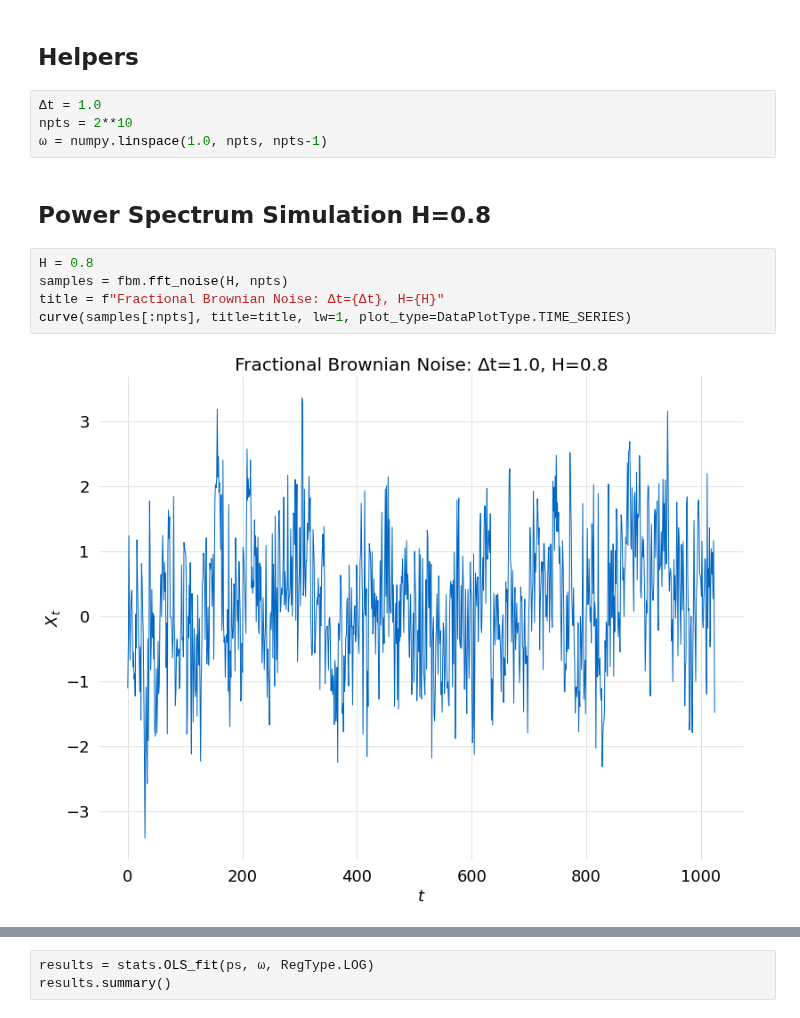
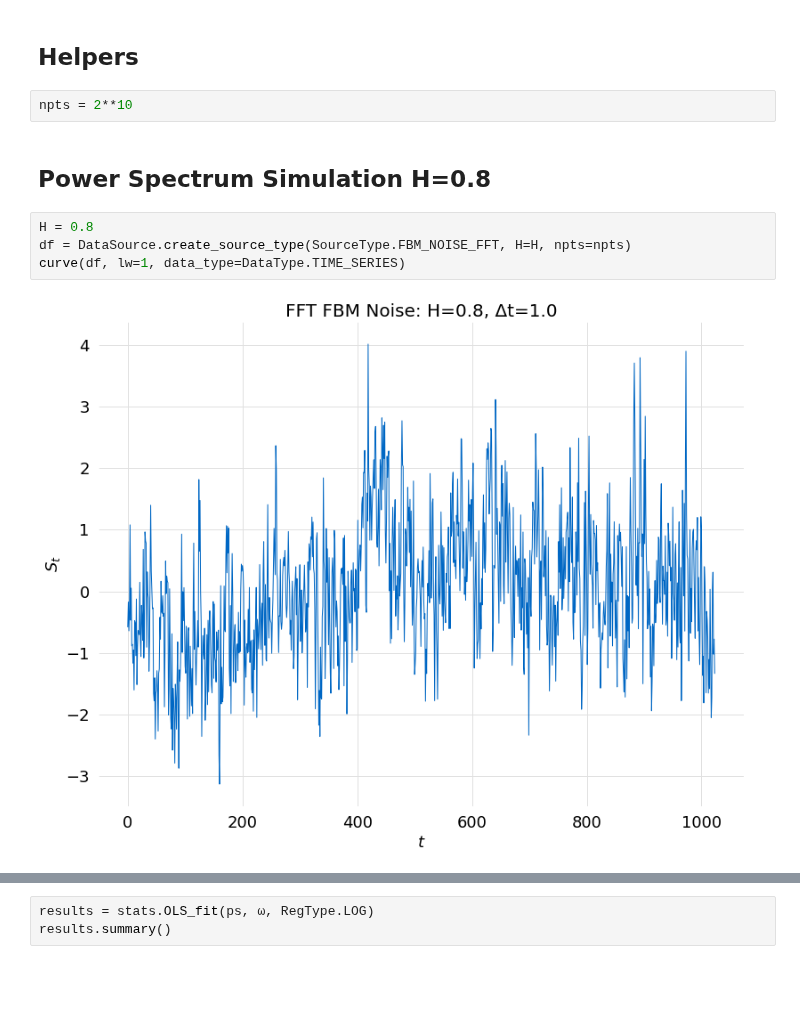
Before and after one commit to glyfish/alef, a Jupyter notebook: notebooks/random_processes/fbm_estimation_periodigram.ipynb, the cells around one changed output, grey strips where cells are left out. Cells and saved outputs as stored; diff of their text form; blank space fills up the shorter version.

```diff
--- a/notebooks/random_processes/fbm_estimation_periodigram.ipynb
+++ b/notebooks/random_processes/fbm_estimation_periodigram.ipynb
@@ -80,16 +78,13 @@ pyplot.style.use(config.glyfish_style)
 # %% [markdown]
 ## Helpers
 # %%
-Δt = 1.0
 npts = 2**10
-ω = numpy.linspace(1.0, npts, npts-1)
 # %% [markdown]
 ## Power Spectrum Simulation H=0.8
 # %%
 H = 0.8
-samples = fbm.fft_noise(H, npts)
-title = f"Fractional Brownian Noise: Δt={Δt}, H={H}"
-curve(samples[:npts], title=title, lw=1, plot_type=DataPlotType.TIME_SERIES)
+df = DataSource.create_source_type(SourceType.FBM_NOISE_FFT, H=H, npts=npts)
+curve(df, lw=1, data_type=DataType.TIME_SERIES)
 # %% [output]
-[figure, old version]
+[figure, new version]
 # %%
```
Also changed, not shown: parts of 2 cells of this notebook, 6 other files.
